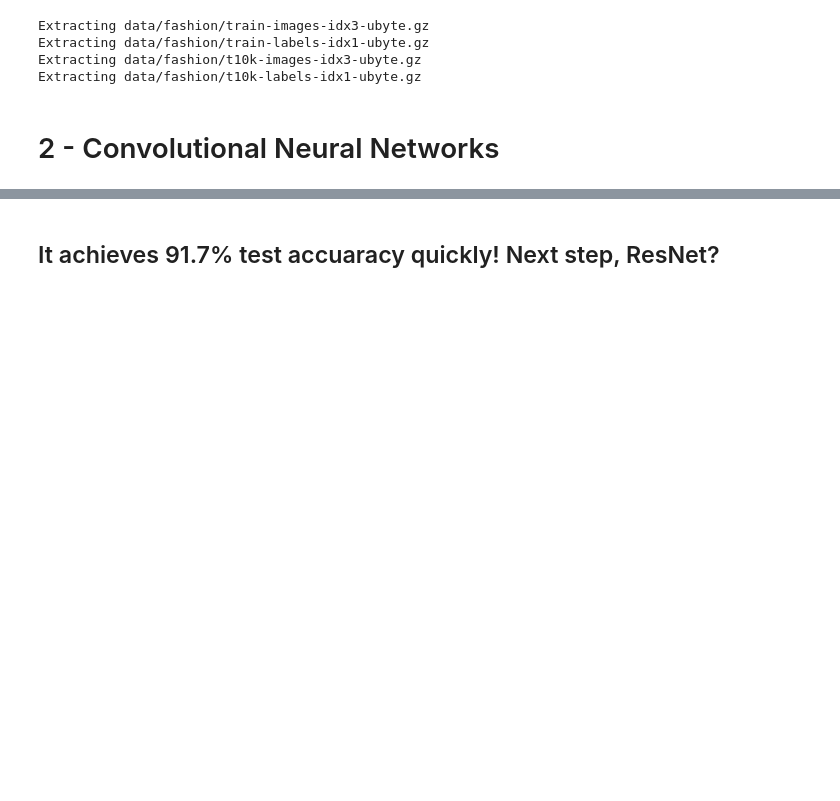
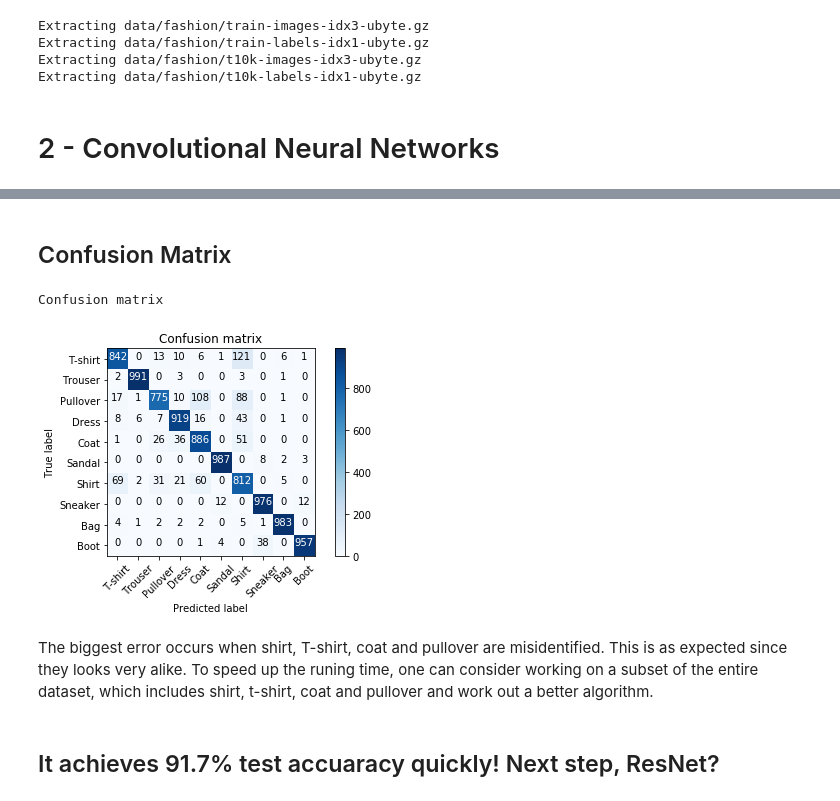
Before and after one commit to rchen726/deep_learning, a Jupyter notebook: CNN_TensorFlow.ipynb, the cells around one changed output, grey strips where cells are left out. Saved outputs shown, nothing was run; the diff lists cells and outputs as text; code cells hidden in the pictures; blank space fills up the shorter version.

```diff
--- a/CNN_TensorFlow.ipynb
+++ b/CNN_TensorFlow.ipynb
@@ -110,2 +247,49 @@ test accuracy 0.917
+# %% [markdown]
+## Confusion Matrix
+# %%
+class_names = np.array(['T-shirt', 'Trouser','Pullover','Dress','Coat','Sandal','Shirt','Sneaker','Bag','Boot'])
+def plot_confusion_matrix(cm, classes,
+                          normalize=False,
+                          title='Confusion matrix',
+                          cmap=plt.cm.Blues):
+    """
+    This function prints and plots the confusion matrix.
+    Normalization can be applied by setting `normalize=True`.
+    """
+    if normalize:
+        cm = cm.astype('float') / cm.sum(axis=1)[:, np.newaxis]
+        print("Normalized confusion matrix")
+    else:
+        print('Confusion matrix')
+
+    plt.imshow(cm, interpolation='nearest', cmap=cmap)
+    plt.title(title)
+    plt.colorbar()
+    tick_marks = np.arange(len(classes))
+    plt.xticks(tick_marks, classes, rotation=45)
+    plt.yticks(tick_marks, classes)
+
+    fmt = '.2f' if normalize else 'd'
+    thresh = cm.max() / 2.
+    for i, j in itertools.product(range(cm.shape[0]), range(cm.shape[1])):
+        plt.text(j, i, format(cm[i, j], fmt),
+                 horizontalalignment="center",
+                 color="white" if cm[i, j] > thresh else "black")
+
+    plt.tight_layout()
+    plt.ylabel('True label')
+    plt.xlabel('Predicted label')
+
+np.set_printoptions(precision=2)
+plt.figure()
+plot_confusion_matrix(conf_mat, classes=class_names,
+                      title='Confusion matrix')
+
+plt.show()
+# %% [output]
+Confusion matrix
+[figure, added]
+# %% [markdown]
+The biggest error occurs when shirt, T-shirt, coat and pullover are misidentified. This is as expected since they looks very alike. To speed up the runing time, one can consider working on a subset of the entire dataset, which includes shirt, t-shirt, coat and pullover and work out a better algorithm.
 # %% [markdown]
 ## It achieves 91.7% test accuaracy quickly! Next step, ResNet?
```
Also changed, not shown: parts of 9 cells of this notebook.
